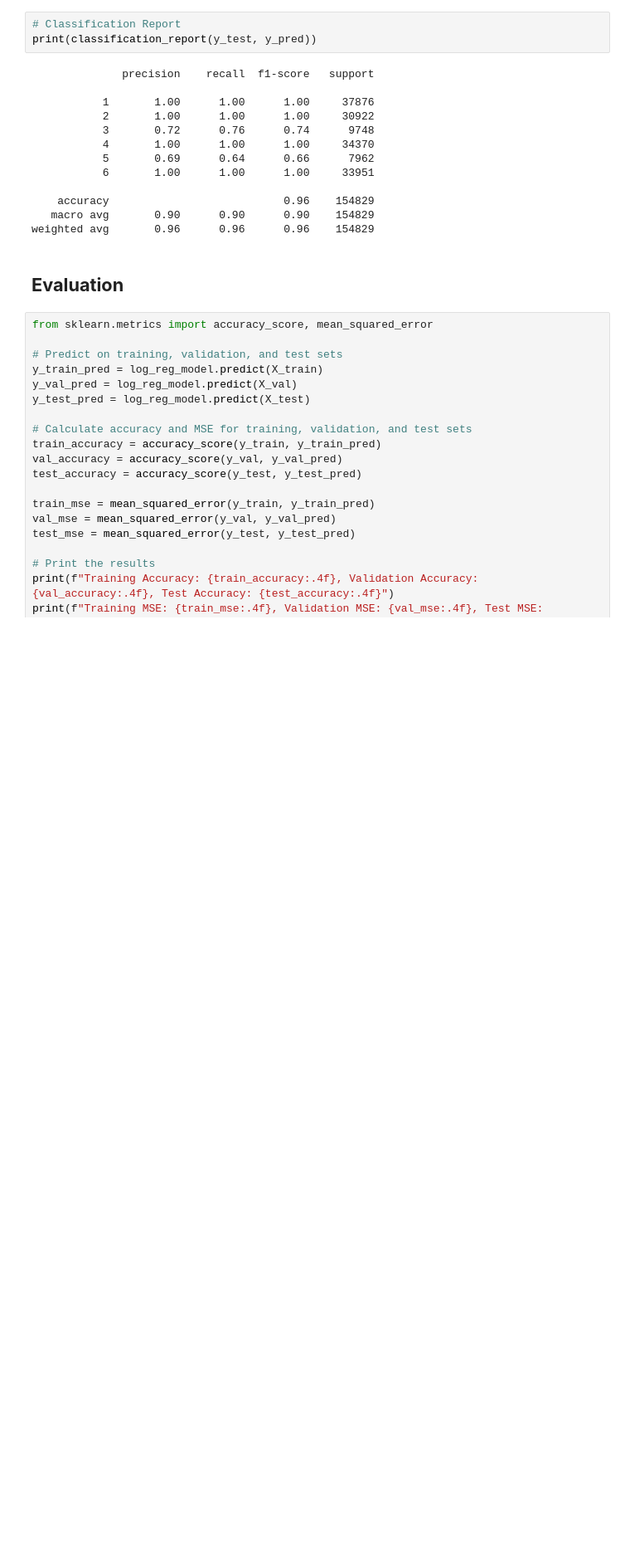
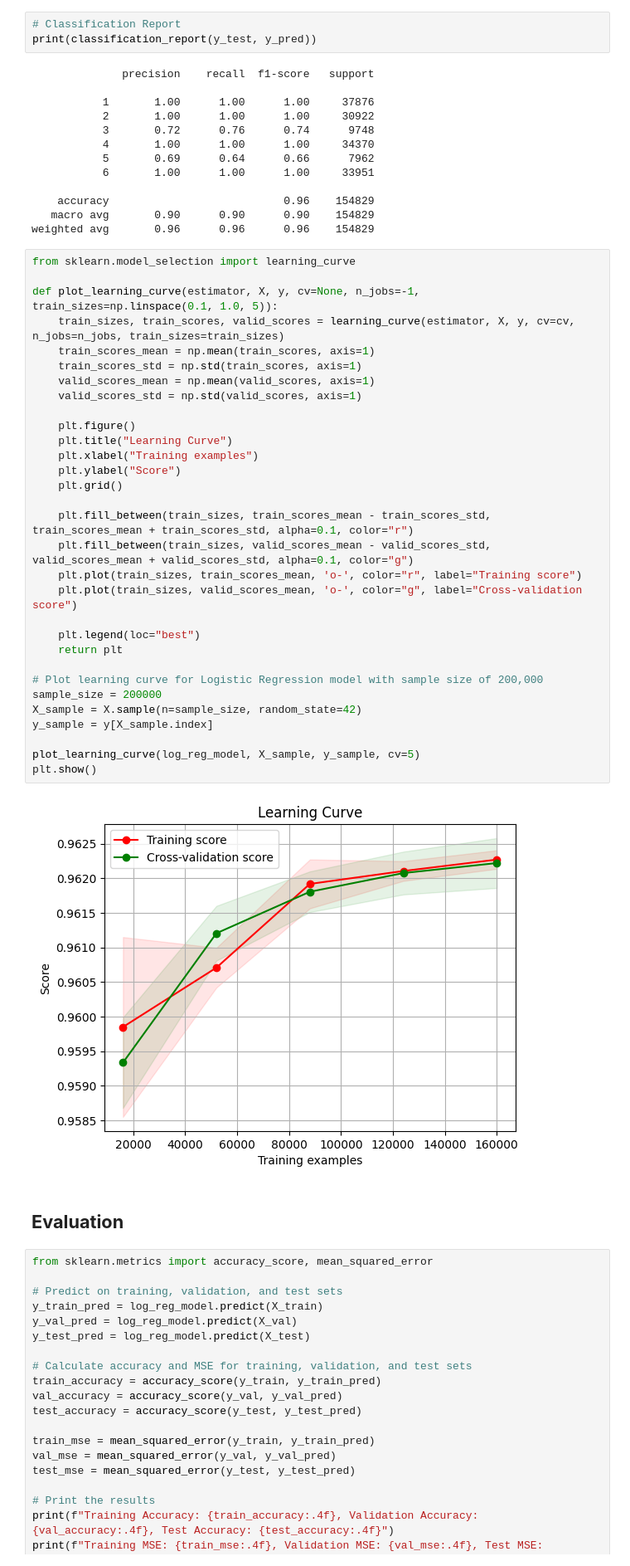
Before and after one commit to Insight-Syndicate/DSPL_GCW, a Jupyter notebook: Models/Logistic_Regression_Model.ipynb, the cells around one changed output. Shown: that part at 83% size. Cells and saved outputs as stored; diff of their text form; blank space fills up the shorter version.

Commit message:
learning and validation curve

```diff
--- a/Models/Logistic_Regression_Model.ipynb
+++ b/Models/Logistic_Regression_Model.ipynb
@@ -144,6 +144,39 @@ print(classification_report(y_test, y_pred))
     accuracy                           0.96    154829
    macro avg       0.90      0.90      0.90    154829
 weighted avg       0.96      0.96      0.96    154829
+# %%
+from sklearn.model_selection import learning_curve
+
+def plot_learning_curve(estimator, X, y, cv=None, n_jobs=-1, train_sizes=np.linspace(0.1, 1.0, 5)):
+    train_sizes, train_scores, valid_scores = learning_curve(estimator, X, y, cv=cv, n_jobs=n_jobs, train_sizes=train_sizes)
+    train_scores_mean = np.mean(train_scores, axis=1)
+    train_scores_std = np.std(train_scores, axis=1)
+    valid_scores_mean = np.mean(valid_scores, axis=1)
+    valid_scores_std = np.std(valid_scores, axis=1)
+
+    plt.figure()
+    plt.title("Learning Curve")
+    plt.xlabel("Training examples")
+    plt.ylabel("Score")
+    plt.grid()
+
+    plt.fill_between(train_sizes, train_scores_mean - train_scores_std, train_scores_mean + train_scores_std, alpha=0.1, color="r")
+    plt.fill_between(train_sizes, valid_scores_mean - valid_scores_std, valid_scores_mean + valid_scores_std, alpha=0.1, color="g")
+    plt.plot(train_sizes, train_scores_mean, 'o-', color="r", label="Training score")
+    plt.plot(train_sizes, valid_scores_mean, 'o-', color="g", label="Cross-validation score")
+
+    plt.legend(loc="best")
+    return plt
+
+# Plot learning curve for Logistic Regression model with sample size of 200,000
+sample_size = 200000
+X_sample = X.sample(n=sample_size, random_state=42)
+y_sample = y[X_sample.index]
+
+plot_learning_curve(log_reg_model, X_sample, y_sample, cv=5)
+plt.show()
+# %% [output]
+[figure, added]
 # %% [markdown]
 ## **Evaluation**
 # %%
```
Also changed, not shown: parts of 1 cell of this notebook.
